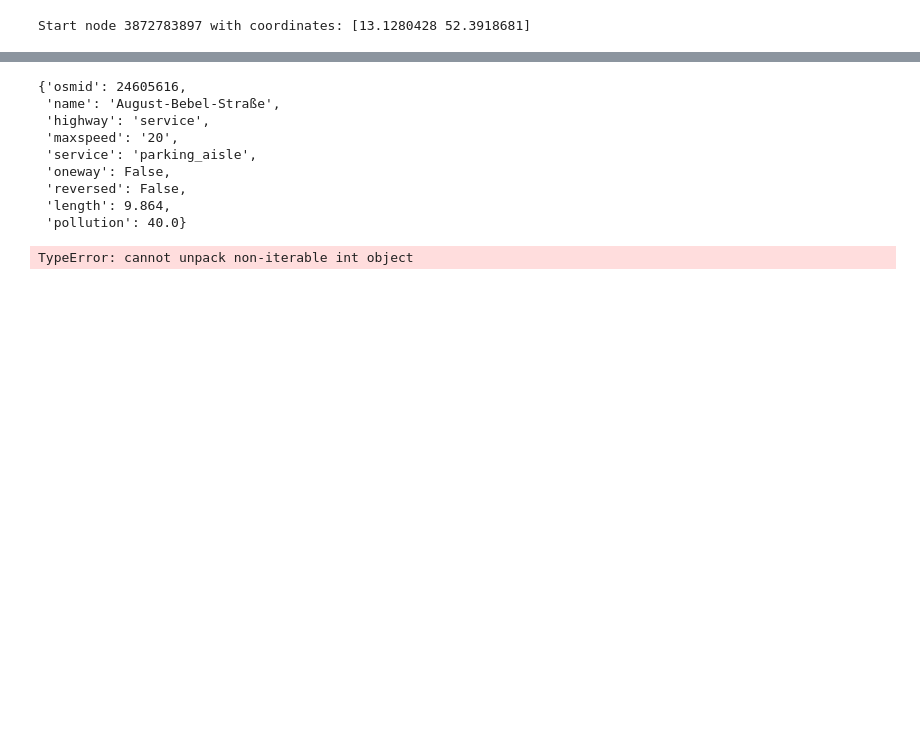
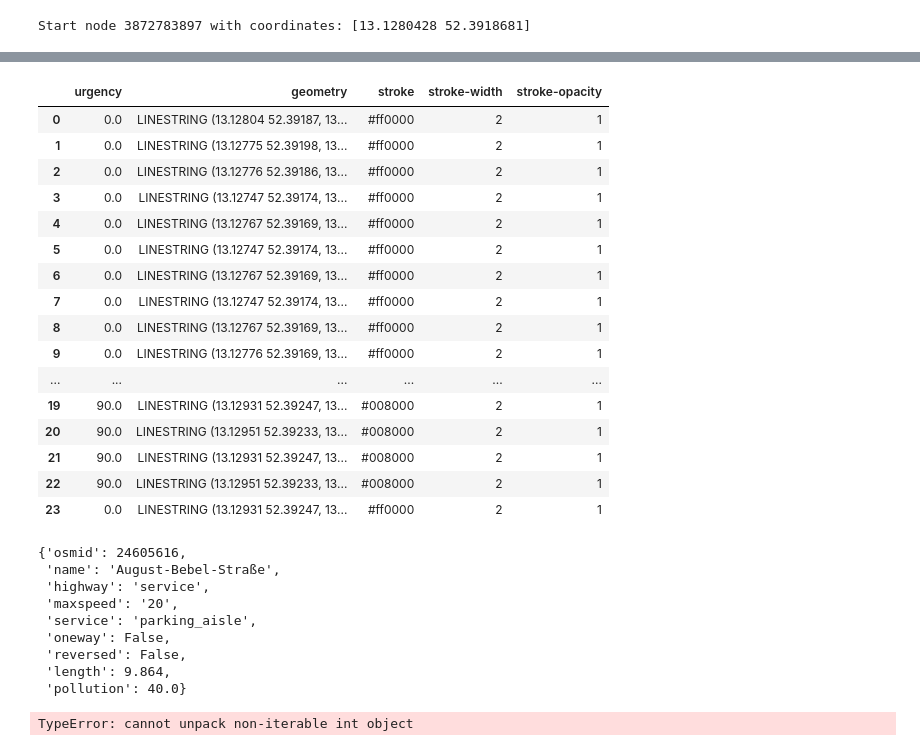
Before and after one commit to leogeier/hackhpi23, a Jupyter notebook: backend/Untitled.ipynb, the cells around one changed output, grey strips where cells are left out. Cells and saved outputs as stored; diff of their text form; code cells hidden in the pictures; blank space fills up the shorter version.

```diff
--- a/backend/Untitled.ipynb
+++ b/backend/Untitled.ipynb
@@ -41,5 +41,5 @@ best_path = calculate_route(position=position, geometry_objects=photo_points)
 # %% [output]
 Start node 3872783897 with coordinates: [13.1280428 52.3918681]
 # %%
-best_path.explore()
+best_path
 # %% [output]
@@ -47 +46,18 @@ best_path.explore()
+|  | urgency | geometry | stroke | stroke-width | stroke-opacity |
+| 0 | 0.0 | LINESTRING (13.12804 52.39187, 13... | #ff0000 | 2 | 1 |
+| 1 | 0.0 | LINESTRING (13.12775 52.39198, 13... | #ff0000 | 2 | 1 |
+| 2 | 0.0 | LINESTRING (13.12776 52.39186, 13... | #ff0000 | 2 | 1 |
+| 3 | 0.0 | LINESTRING (13.12747 52.39174, 13... | #ff0000 | 2 | 1 |
+| 4 | 0.0 | LINESTRING (13.12767 52.39169, 13... | #ff0000 | 2 | 1 |
+| 5 | 0.0 | LINESTRING (13.12747 52.39174, 13... | #ff0000 | 2 | 1 |
+| 6 | 0.0 | LINESTRING (13.12767 52.39169, 13... | #ff0000 | 2 | 1 |
+| 7 | 0.0 | LINESTRING (13.12747 52.39174, 13... | #ff0000 | 2 | 1 |
+| 8 | 0.0 | LINESTRING (13.12767 52.39169, 13... | #ff0000 | 2 | 1 |
+| 9 | 0.0 | LINESTRING (13.12776 52.39169, 13... | #ff0000 | 2 | 1 |
+| ... | ... | ... | ... | ... | ... |
+| 19 | 90.0 | LINESTRING (13.12931 52.39247, 13... | #008000 | 2 | 1 |
+| 20 | 90.0 | LINESTRING (13.12951 52.39233, 13... | #008000 | 2 | 1 |
+| 21 | 90.0 | LINESTRING (13.12931 52.39247, 13... | #008000 | 2 | 1 |
+| 22 | 90.0 | LINESTRING (13.12951 52.39233, 13... | #008000 | 2 | 1 |
+| 23 | 0.0 | LINESTRING (13.12931 52.39247, 13... | #ff0000 | 2 | 1 |
 # %%
```
Also changed, not shown: parts of 2 cells of this notebook, 2 other files.
